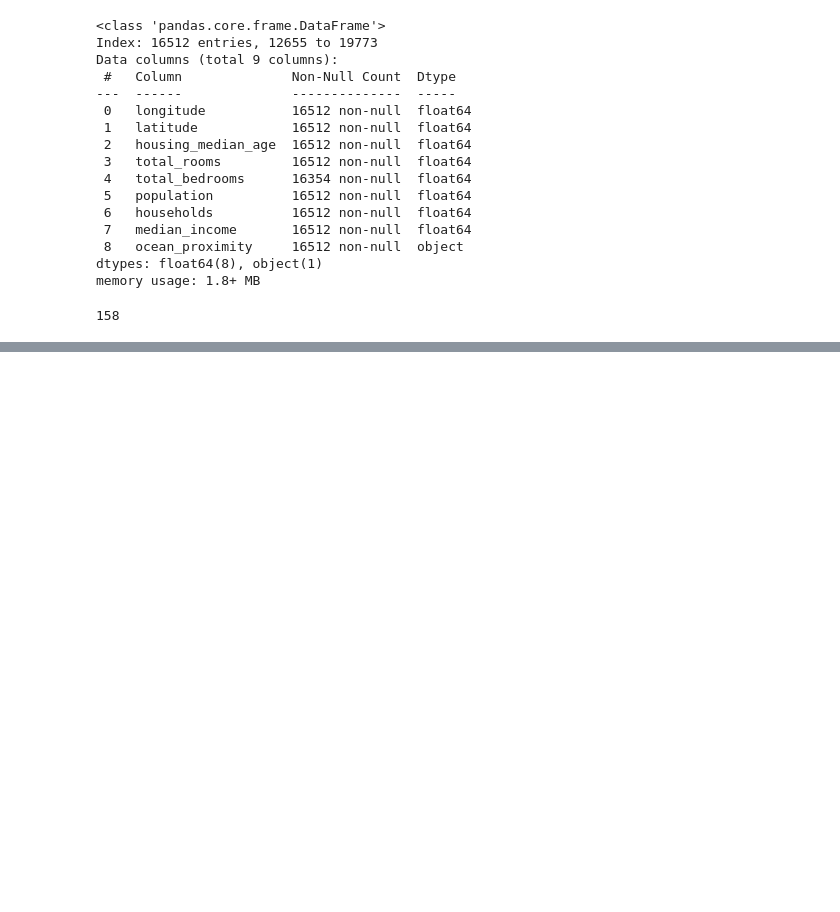
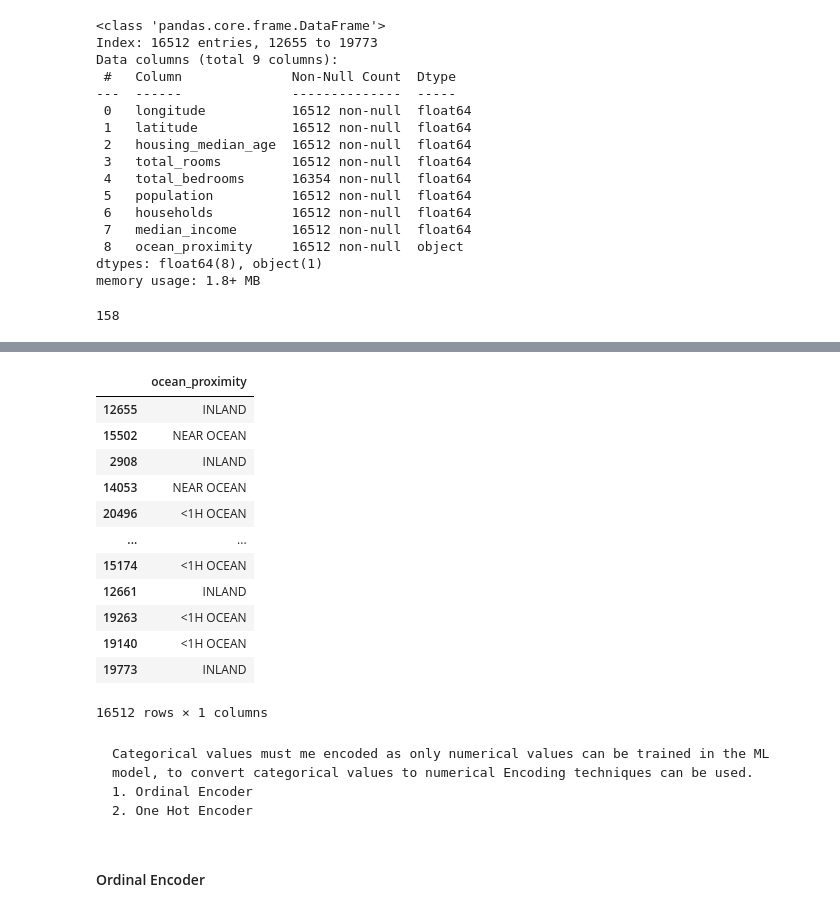
Before and after one commit to Bhuvanshree922/ml-projects, a Jupyter notebook: housing.ipynb, the cells around one changed output, grey strips where cells are left out. Cells and saved outputs as stored; diff of their text form; code cells hidden in the pictures; blank space fills up the shorter version.

```diff
--- a/housing.ipynb
+++ b/housing.ipynb
@@ -330,0 +451,23 @@ housing.total_bedrooms.isna().sum()
+# %%
+housing_cat = housing[["ocean_proximity"]]
+housing_cat
+# %% [output]
+|  | ocean_proximity |
+| 12655 | INLAND |
+| 15502 | NEAR OCEAN |
+| 2908 | INLAND |
+| 14053 | NEAR OCEAN |
+| 20496 | <1H OCEAN |
+| ... | ... |
+| 15174 | <1H OCEAN |
+| 12661 | INLAND |
+| 19263 | <1H OCEAN |
+| 19140 | <1H OCEAN |
+| 19773 | INLAND |
+16512 rows × 1 columns
+# %% [markdown]
+    Categorical values must me encoded as only numerical values can be trained in the ML model, to convert categorical values to numerical Encoding techniques can be used.
+    1. Ordinal Encoder
+    2. One Hot Encoder
+# %% [markdown]
+#### Ordinal Encoder
```
Also changed, not shown: parts of 35 cells of this notebook.
